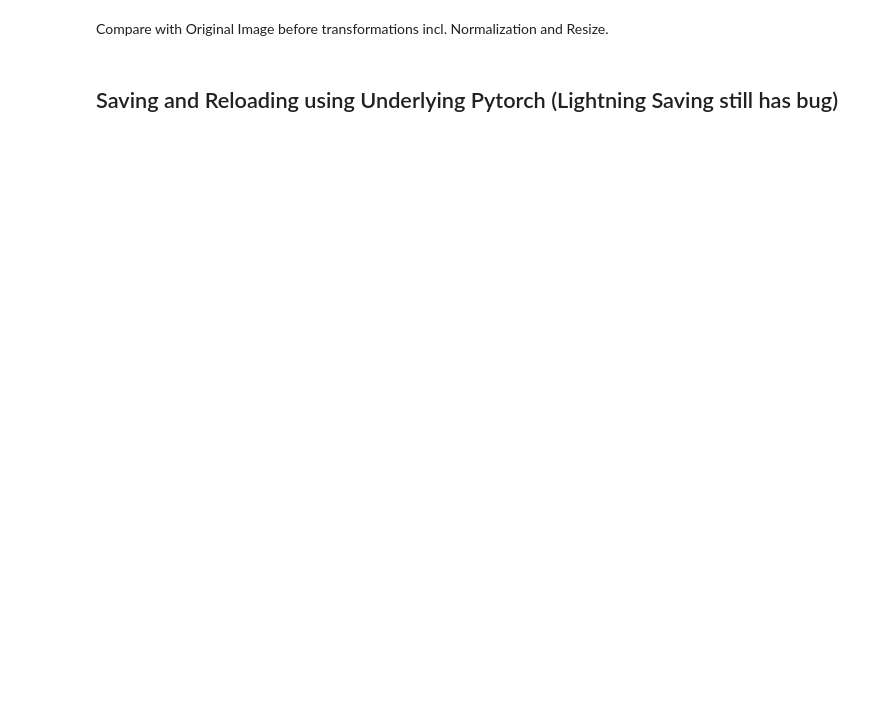
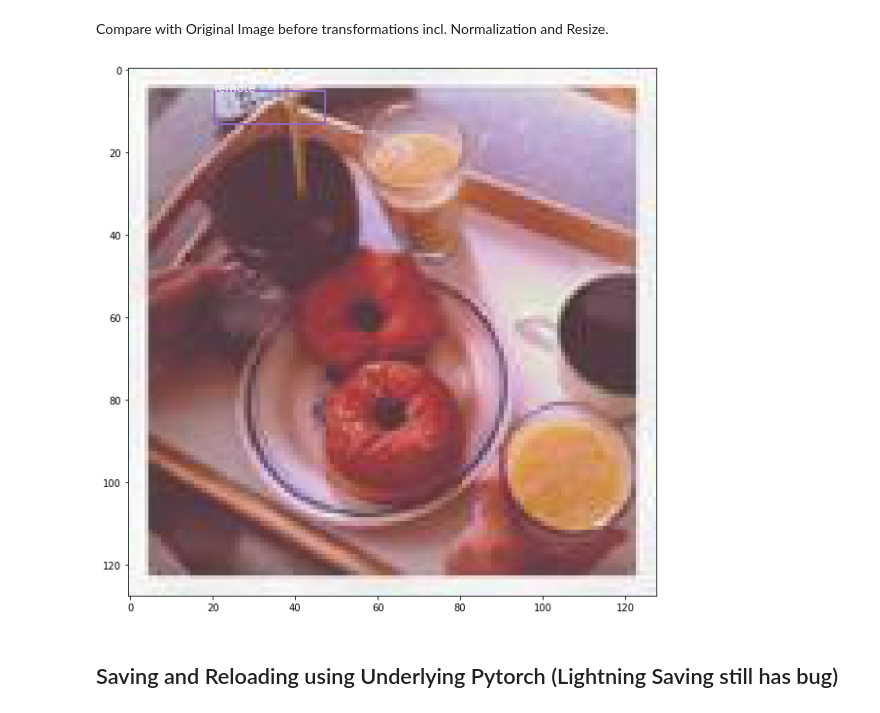
Before and after one commit to bguan/plmcbbox, a Jupyter notebook: 30_subcoco_pl.ipynb, the cells around one changed output. Cells and saved outputs as stored; diff of their text form; code cells hidden in the pictures; blank space fills up the shorter version.

```diff
--- a/30_subcoco_pl.ipynb
+++ b/30_subcoco_pl.ipynb
@@ -278,9 +269,10 @@ overlay_img_bbox(pimg, pred_l2bs, stats.lbl2name)
 Compare with Original Image before transformations incl. Normalization and Resize.
 # %%
 img_id = int(y['image_id'])
-img = Image.open(img_dir/stats.img2fname[img_id])
+img = Image.open(Path(img_dir)/stats.img2fname[img_id])
 overlay_img_bbox(img, stats.img2l2bs[img_id], stats.lbl2name)
-stats.chn_means/255, stats.chn_stds/255
+# %% [output]
+[figure, added]
 # %% [markdown]
 ## Saving and Reloading using Underlying Pytorch (Lightning Saving still has bug)
 # %%
```
Also changed, not shown: parts of 19 cells of this notebook, 11 other files.
